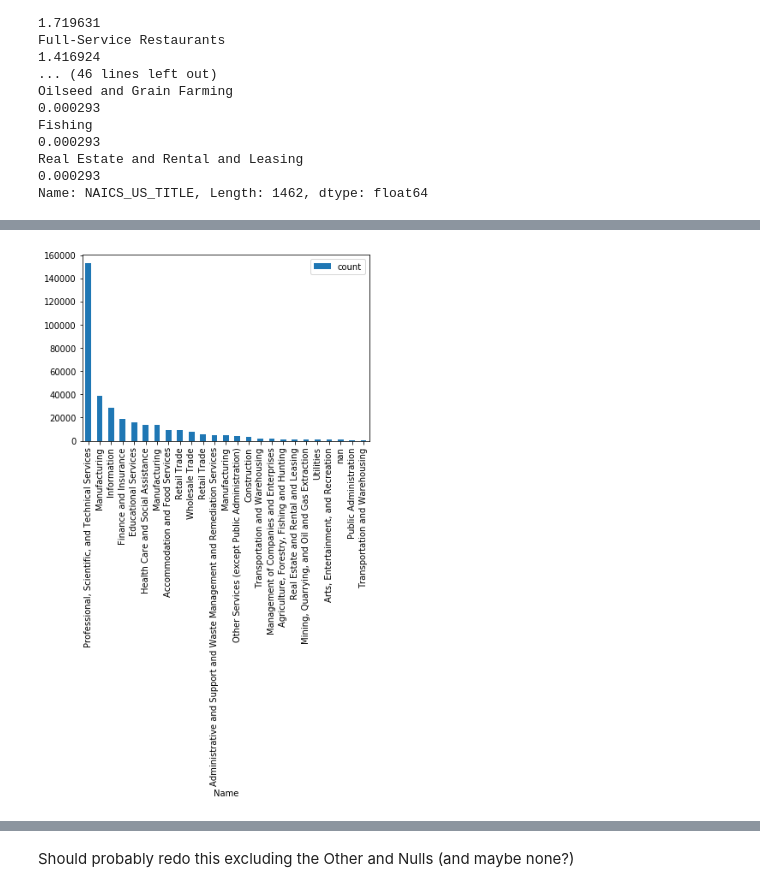
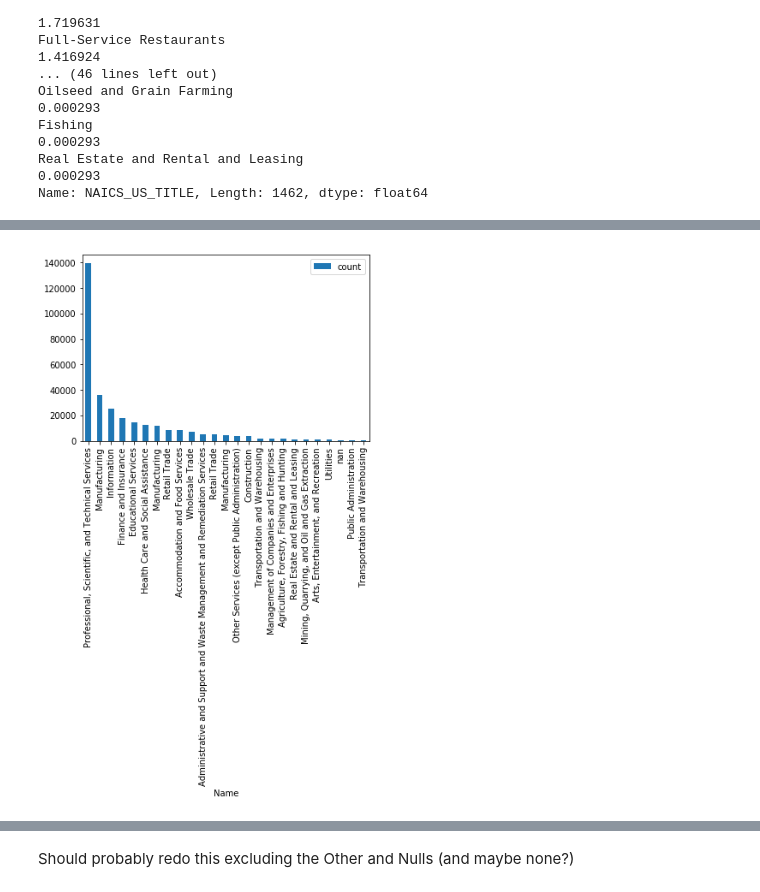
Before and after one commit to jukeboxj/USLC, a Jupyter notebook: EDA-James.ipynb, the cells around one changed output, grey strips where cells are left out. Saved outputs shown, nothing was run; the diff lists cells and outputs as text; code cells hidden in the pictures.

```diff
--- a/EDA-James.ipynb
+++ b/EDA-James.ipynb
@@ -31,5 +31,3 @@ Data_2016 = pd.read_excel("Data/PERM_Disclosure_Data_FY16.xlsx")
 #datetime.strptime(Data_2015['RI_LOCAL_ETHNIC_PAPER_FROM'].iloc[2][:10], '%m%Y')
 
 Data_2015['RI_LOCAL_ETHNIC_PAPER_FROM'] = np.where(Data_2015['RI_LOCAL_ETHNIC_PAPER_FROM'].isnull(), pd.NaT, Data_2015['RI_LOCAL_ETHNIC_PAPER_FROM'])
-# %%
-Data_2015['RI_LOCAL_ETHNIC_PAPER_FROM']  = pd.to_datetime(Data_2015['RI_LOCAL_ETHNIC_PAPER_FROM'] )
@@ -39,0 +37,33 @@ Data_2015.dtypes
+# %%
+Data_2015.at[8809, 'RI_LOCAL_ETHNIC_PAPER_FROM'] = datetime.strptime('10/22/2014', '%m/%d/%Y')
+Data_2015.at[29257, 'RI_LOCAL_ETHNIC_PAPER_FROM'] = datetime.strptime('10/06/2014', '%m/%d/%Y')
+Data_2015.at[86322, 'RI_LOCAL_ETHNIC_PAPER_FROM'] = datetime.strptime('03/09/2015', '%m/%d/%Y')
+Data_2015['RI_LOCAL_ETHNIC_PAPER_FROM'] = pandas.to_datetime(Data_2015['RI_LOCAL_ETHNIC_PAPER_FROM'])
+Data_2015['RECR_INFO_SWA_JOB_ORDER_START'] = pandas.to_datetime(Data_2015['RECR_INFO_SWA_JOB_ORDER_START'])
+Data_2015.at[6306, 'RECR_INFO_SWA_JOB_ORDER_END'] = datetime.strptime('05/26/2014', '%m/%d/%Y')
+Data_2015.at[8602, 'RECR_INFO_SWA_JOB_ORDER_END'] = datetime.strptime('11/08/2014', '%m/%d/%Y')
+Data_2015.at[12210, 'RECR_INFO_SWA_JOB_ORDER_END'] = datetime.strptime('05/25/2014', '%m/%d/%Y')
+Data_2015.at[35208, 'RECR_INFO_SWA_JOB_ORDER_END'] = datetime.strptime('08/30/2013', '%m/%d/%Y')
+Data_2015.at[41211, 'RECR_INFO_SWA_JOB_ORDER_END'] = datetime.strptime('03/25/2014', '%m/%d/%Y')
+Data_2015.at[79773, 'RECR_INFO_SWA_JOB_ORDER_END'] = datetime.strptime('05/19/2014', '%m/%d/%Y')
+Data_2015.at[80176, 'RECR_INFO_SWA_JOB_ORDER_END'] = datetime.strptime('06/14/2015', '%m/%d/%Y')
+Data_2015.at[80177, 'RECR_INFO_SWA_JOB_ORDER_END'] = datetime.strptime('06/14/2015', '%m/%d/%Y')
+Data_2015.at[83651, 'RECR_INFO_SWA_JOB_ORDER_END'] = datetime.strptime('05/26/2013', '%m/%d/%Y')
+Data_2015['RECR_INFO_SWA_JOB_ORDER_END'] = pandas.to_datetime(Data_2015['RECR_INFO_SWA_JOB_ORDER_END'])
+Data_2015.at[76114, 'RI_EMPLOYER_WEB_POST_FROM'] = datetime.strptime('04/22/2014', '%m/%d/%Y')
+Data_2015.at[89154, 'RI_EMPLOYER_WEB_POST_FROM'] = datetime.strptime('05/01/2015', '%m/%d/%Y')
+Data_2015['RI_EMPLOYER_WEB_POST_FROM'] = pandas.to_datetime(Data_2015['RI_EMPLOYER_WEB_POST_FROM'])
+Data_2015.at[29489, 'RECR_INFO_PRO_ORG_ADVERT_FROM'] = datetime.strptime('01/01/2013', '%m/%d/%Y')
+Data_2015['RECR_INFO_PRO_ORG_ADVERT_FROM'] = pandas.to_datetime(Data_2015['RECR_INFO_PRO_ORG_ADVERT_FROM'])
+Data_2015.at[26192, 'RI_JOB_SEARCH_WEBSITE_FROM'] = datetime.strptime('01/13/2014', '%m/%d/%Y')
+Data_2015.at[70342, 'RI_JOB_SEARCH_WEBSITE_FROM'] = datetime.strptime('05/02/2014', '%m/%d/%Y')
+Data_2015.at[83733, 'RI_JOB_SEARCH_WEBSITE_FROM'] = datetime.strptime('11/15/2011', '%m/%d/%Y')
+Data_2015['RI_JOB_SEARCH_WEBSITE_FROM'] = pandas.to_datetime(Data_2015['RI_JOB_SEARCH_WEBSITE_FROM'])
+Data_2015.at[24138, 'RI_EMPLOYEE_REFERRAL_PROG_FROM'] = datetime.strptime('12/23/2014', '%m/%d/%Y')
+Data_2015.at[38262, 'RI_EMPLOYEE_REFERRAL_PROG_FROM'] = datetime.strptime('06/04/2014', '%m/%d/%Y')
+Data_2015.at[47808, 'RI_EMPLOYEE_REFERRAL_PROG_FROM'] = datetime.strptime('06/25/2014', '%m/%d/%Y')
+Data_2015['RI_EMPLOYEE_REFERRAL_PROG_FROM'] = pandas.to_datetime(Data_2015['RI_EMPLOYEE_REFERRAL_PROG_FROM'])
+Data_2015.at[14771, 'RI_CAMPUS_PLACEMENT_FROM'] = datetime.strptime('04/01/2013', '%m/%d/%Y')
+Data_2015.at[49525, 'RI_CAMPUS_PLACEMENT_FROM'] = datetime.strptime('05/02/2013', '%m/%d/%Y')
+Data_2015.at[73061, 'RI_CAMPUS_PLACEMENT_FROM'] = datetime.strptime('09/23/2014', '%m/%d/%Y')
+Data_2015['RI_CAMPUS_PLACEMENT_FROM'] = pandas.to_datetime(Data_2015['RI_CAMPUS_PLACEMENT_FROM'])
@@ -49,6 +87,6 @@ Data_2015=Data_2015.rename(columns = {'REC_INFO_BARG_REP_NOTIFIED':'RECR_INFO_BA
 Data_2015=Data_2015.rename(columns = {'JI_OFFERED_TO_SEC_J_FOREIGN_WORKER':'JI_OFFERED_TO_SEC_J_FW'})
 Data_2017=Data_2017.rename(columns = {'PW_JOB_TITLE_9089':'PW_Job_Title_9089'})
 # %%
-frames = [Data_2015, Data_2016, Data_2016]
+frames = [Data_2015, Data_2016, Data_2017]
 
 data = pd.concat(frames)
@@ -59,0 +93,2 @@ data.shape
+# %%
+data = data.drop_duplicates()
@@ -433,12 +512,12 @@ ind_code_det = ind_code_det[['Name','count']]
 # %%
 %matplotlib inline
 import matplotlib.pyplot as plt
-#ind_code_det = ind_code_det.set_index('Name')
+ind_code_det = ind_code_det.set_index('Name')
 ind_code_det.plot.bar()
 #plt.tight_layout()
 plt.savefig('Industries.png')
 # %% [output]
-[figure, old version]
+[figure, new version]
 # %%
 #Is this for profession, not college / uni professor
 (data['RECR_INFO_PROFESSIONAL_OCC'].value_counts(dropna=False) / data['RECR_INFO_PROFESSIONAL_OCC'].value_counts(dropna=False).sum()) * 100
```
Also changed, not shown: parts of 81 cells of this notebook, 1 other file.
